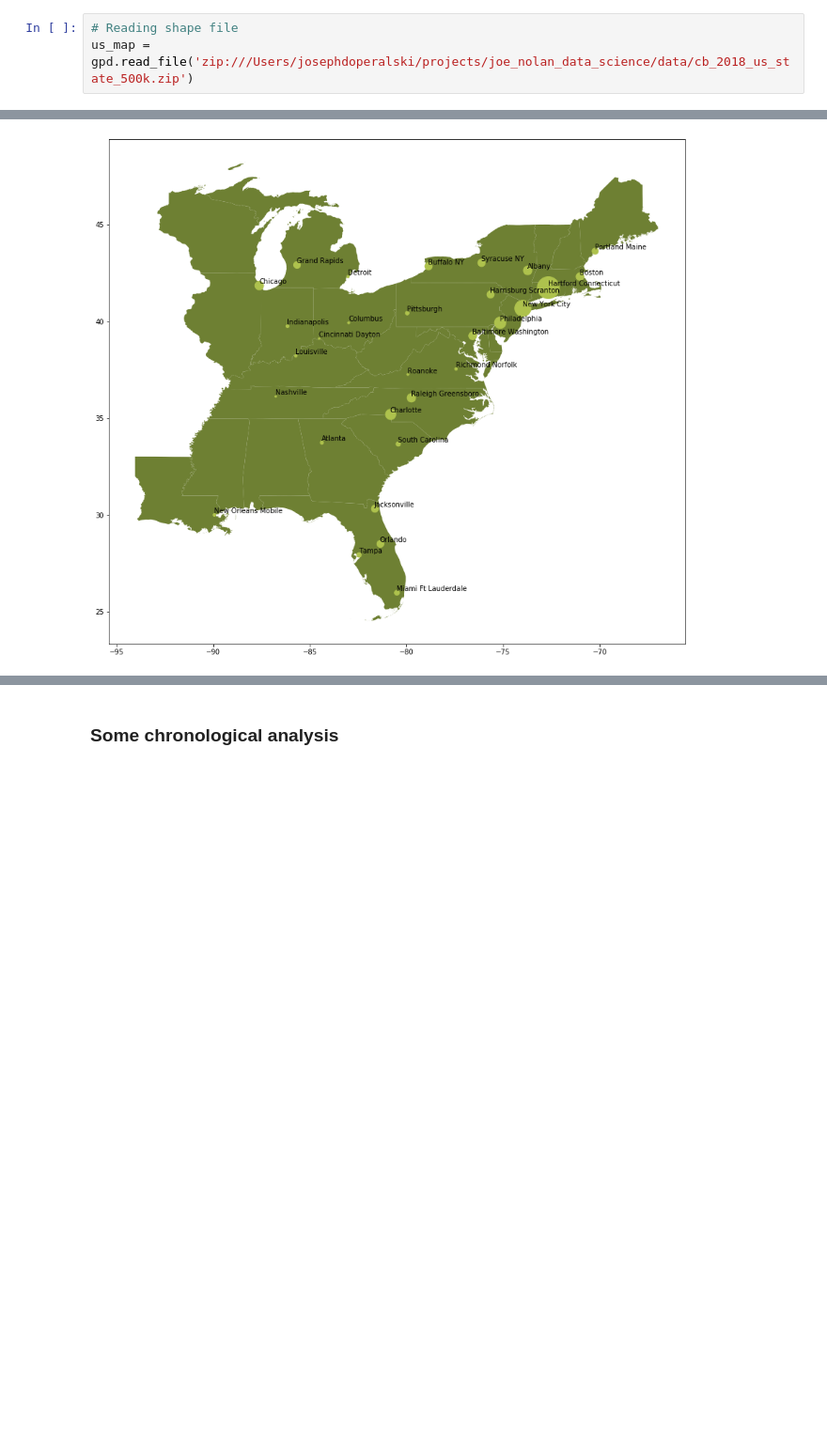
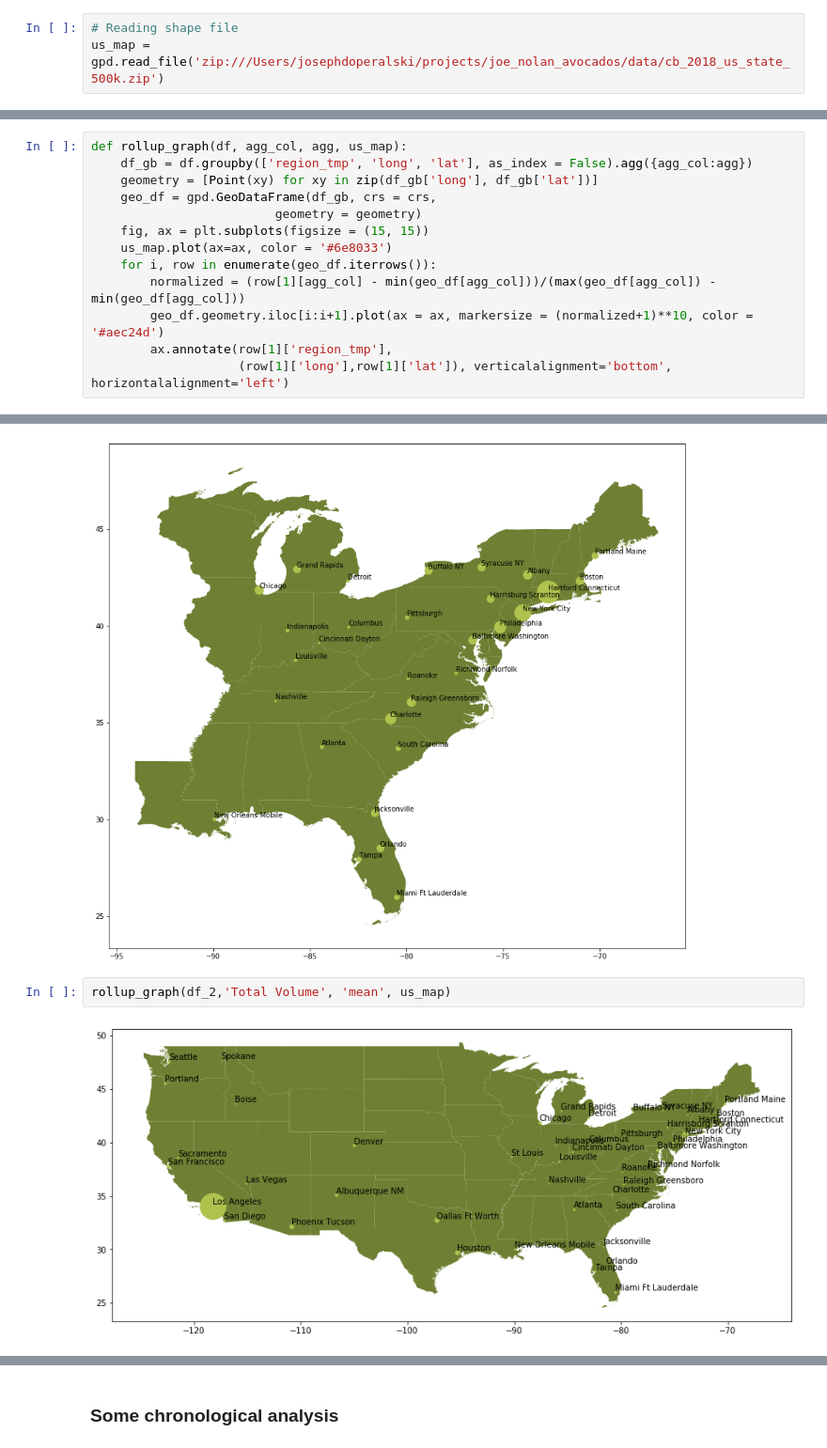
Before and after one commit to josephdope/joe_nolan_avocados, a Jupyter notebook: notebooks/avocados_analysis.ipynb, the cells around one changed output, grey strips where cells are left out. Shown at 94% size. Saved outputs shown, nothing was run; the diff lists cells and outputs as text; blank space fills up the shorter version.

Commit message:
Completed additional geographical analysis relating to Total Volume

```diff
--- a/notebooks/avocados_analysis.ipynb
+++ b/notebooks/avocados_analysis.ipynb
@@ -181,7 +181,7 @@ geo_df = gpd.GeoDataFrame(df_reg_gb, crs = crs,
                          geometry = geometry)
 # %%
 # Reading shape file
-us_map = gpd.read_file('zip:///Users/josephdoperalski/projects/joe_nolan_data_science/data/cb_2018_us_state_500k.zip')
+us_map = gpd.read_file('zip:///Users/josephdoperalski/projects/joe_nolan_avocados/data/cb_2018_us_state_500k.zip')
 # %%
 us_map = us_map[~us_map['NAME']\
                 .isin(['Alaska', 'Hawaii',
@@ -231,0 +248,13 @@ df_2 = df_2.loc[~df_2['region_tmp'].isin([
+# %%
+def rollup_graph(df, agg_col, agg, us_map):
+    df_gb = df.groupby(['region_tmp', 'long', 'lat'], as_index = False).agg({agg_col:agg})
+    geometry = [Point(xy) for xy in zip(df_gb['long'], df_gb['lat'])]
+    geo_df = gpd.GeoDataFrame(df_gb, crs = crs,
+                         geometry = geometry)
+    fig, ax = plt.subplots(figsize = (15, 15))
+    us_map.plot(ax=ax, color = '#6e8033')
+    for i, row in enumerate(geo_df.iterrows()):
+        normalized = (row[1][agg_col] - min(geo_df[agg_col]))/(max(geo_df[agg_col]) - min(geo_df[agg_col]))
+        geo_df.geometry.iloc[i:i+1].plot(ax = ax, markersize = (normalized+1)**10, color = '#aec24d')
+        ax.annotate(row[1]['region_tmp'],
+                    (row[1]['long'],row[1]['lat']), verticalalignment='bottom', horizontalalignment='left')
@@ -339,3 +370,7 @@ for i, row in enumerate(geo_df_east.iterrows()):
                 (row[1]['long'],row[1]['lat']), verticalalignment='bottom', horizontalalignment='left')
 # %% [output]
 [figure]
+# %%
+rollup_graph(df_2,'Total Volume', 'mean', us_map)
+# %% [output]
+[figure, added]
```
Also changed, not shown: parts of 7 cells of this notebook.
